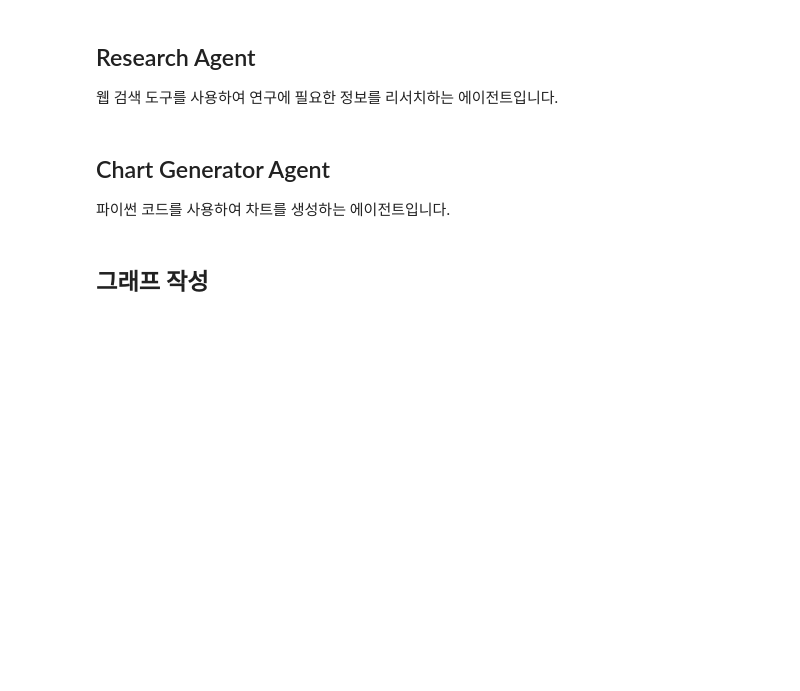
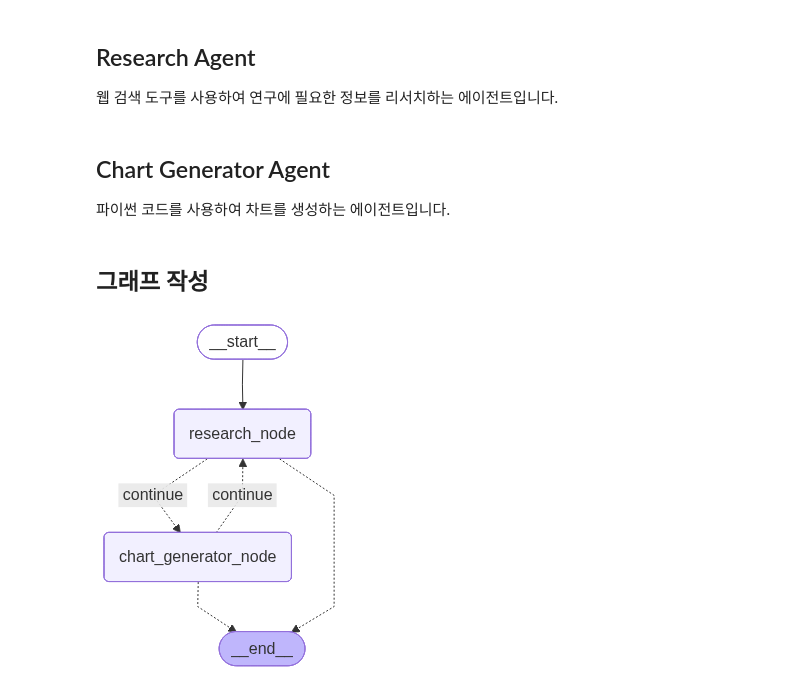
Before and after one commit to jeongsk/langchain-academy, a Jupyter notebook: projects/06-Multi-Agent-Collaboration.ipynb, the cells around one changed output. Cells and saved outputs as stored; diff of their text form; code cells hidden in the pictures; blank space fills up the shorter version.

```diff
--- a/projects/06-Multi-Agent-Collaboration.ipynb
+++ b/projects/06-Multi-Agent-Collaboration.ipynb
@@ -86,8 +86,7 @@ research_agent = create_react_agent(
     model="openai:gpt-4.1-mini",
     tools=[web_search_tool],
     prompt="팀 어시스턴트로서 인터넷 리서치를 통해 연구에 필요한 정보를 수집하고, 제공된 도구로 질문에 답하세요."
-    "부족한 부분은 다른 어시스턴트가 이어받습니다."
-    "차트 생성은 전담 담당자와 협력해 진행합니다."
+    "차트 생성은 차트 생성 에이전트와 협력해 진행합니다."
     "최종 결과 앞에 “FINAL ANSWER”를 붙여 알리세요.",
 )
 # %%
@@ -123,6 +122,7 @@ def chart_generator_node(state: State):
 # %%
 from typing import Literal
 from langgraph.graph import StateGraph, END
+from langgraph.checkpoint.memory import InMemorySaver
 
 
 def should_continue(state: State) -> Literal["continue", END]:
@@ -134,8 +134,8 @@ def should_continue(state: State) -> Literal["continue", END]:
 
 
 builder = StateGraph(State)
-builder.add_noe(research_node)
-builder.add_noe(chart_generator_node)
+builder.add_node(research_node)
+builder.add_node(chart_generator_node)
 
 builder.add_conditional_edges(
     research_node.__name__,
@@ -145,3 +145,21 @@ builder.add_conditional_edges(
         END: END,
     },
 )
+
+builder.add_conditional_edges(
+    chart_generator_node.__name__,
+    should_continue,
+    {
+        "continue": research_node.__name__,
+        END: END,
+    },
+)
+
+builder.set_entry_point(research_node.__name__)
+graph = builder.compile(checkpointer=InMemorySaver())
+# %%
+from IPython.display import display, Image
+
+display(Image(graph.get_graph().draw_mermaid_png()))
+# %% [output]
+[figure, added]
```
Also changed, not shown: parts of 2 cells of this notebook.
